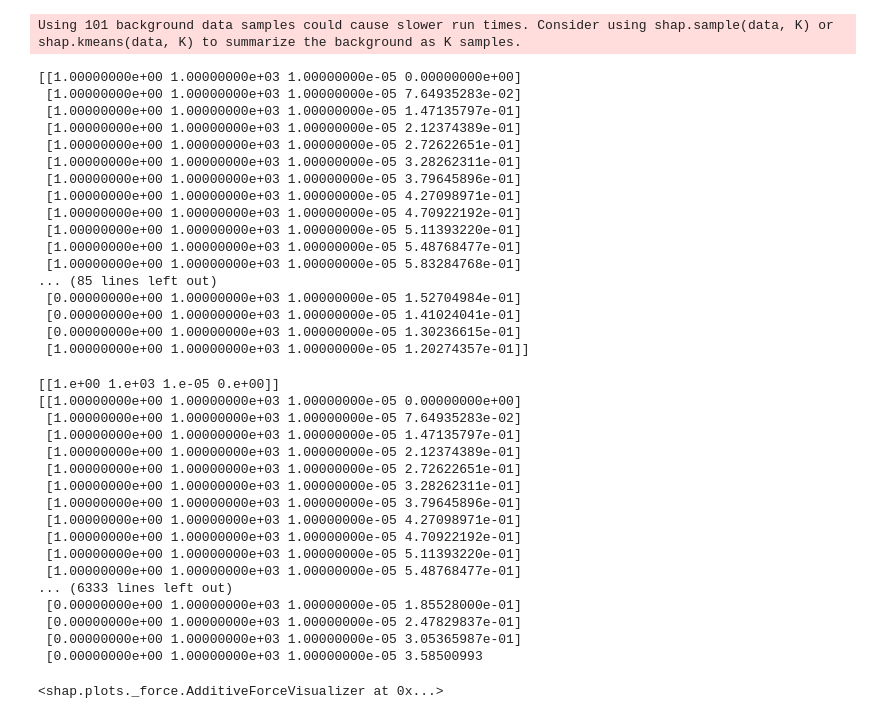
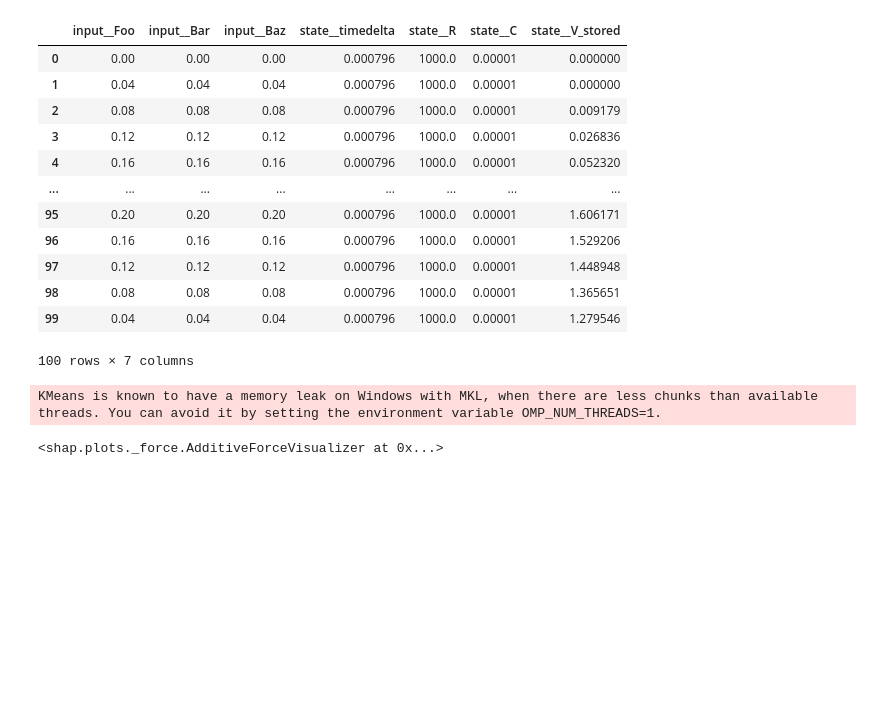
Before and after one commit to dougsgrott/data-science-studies, a Jupyter notebook: shap_applied_to_systems/electric_circuit.ipynb, the cells around one changed output. Cells and saved outputs as stored; diff of their text form; code cells hidden in the pictures; blank space fills up the shorter version.

Commit message:
Refactoring. Added pd.DataFrame as inputs.

```diff
--- a/shap_applied_to_systems/electric_circuit.ipynb
+++ b/shap_applied_to_systems/electric_circuit.ipynb
@@ -231,43 +309,35 @@ snap_series = snapshotter.snapshots_list_series
+# %%
+
+snap_df
+# %% [output]
+|  | input__Foo | input__Bar | input__Baz | state__timedelta | state__R | state__C | state__V_stored |
+| 0 | 0.00 | 0.00 | 0.00 | 0.000796 | 1000.0 | 0.00001 | 0.000000 |
+| 1 | 0.04 | 0.04 | 0.04 | 0.000796 | 1000.0 | 0.00001 | 0.000000 |
+| 2 | 0.08 | 0.08 | 0.08 | 0.000796 | 1000.0 | 0.00001 | 0.009179 |
+| 3 | 0.12 | 0.12 | 0.12 | 0.000796 | 1000.0 | 0.00001 | 0.026836 |
+| 4 | 0.16 | 0.16 | 0.16 | 0.000796 | 1000.0 | 0.00001 | 0.052320 |
+| ... | ... | ... | ... | ... | ... | ... | ... |
+| 95 | 0.20 | 0.20 | 0.20 | 0.000796 | 1000.0 | 0.00001 | 1.606171 |
+| 96 | 0.16 | 0.16 | 0.16 | 0.000796 | 1000.0 | 0.00001 | 1.529206 |
+| 97 | 0.12 | 0.12 | 0.12 | 0.000796 | 1000.0 | 0.00001 | 1.448948 |
+| 98 | 0.08 | 0.08 | 0.08 | 0.000796 | 1000.0 | 0.00001 | 1.365651 |
+| 99 | 0.04 | 0.04 | 0.04 | 0.000796 | 1000.0 | 0.00001 | 1.279546 |
+100 rows × 7 columns
+# %%
+X_train_summary = shap.kmeans(snap_df, 10)
+# %% [output]
+KMeans is known to have a memory leak on Windows with MKL, when there are less chunks than available threads. You can avoid it by setting the environment variable OMP_NUM_THREADS=1.
+# %%
+# ex = shap.KernelExplainer(circuit.twin_process, snap_df)
+ex = shap.KernelExplainer(circuit.twin_process_with_prefix, X_train_summary)#snap_df)
+shap_values = ex.shap_values(snap_df)
+# shap.force_plot(snap_df.iloc[1,:]['V_stored'], shap_values[1], snap_df.iloc[1,:])
+shap.force_plot(snap_df.iloc[1,:]['state__V_stored'], shap_values[1], snap_df.iloc[1,:])
+# %% [output]
+<shap.plots._force.AdditiveForceVisualizer at 0x...>
 # %%
 
-ex = shap.KernelExplainer(circuit.twin_process, snap_df)
-shap_values = ex.shap_values(snap_df)
-shap.force_plot(snap_df.iloc[1,:]['V_stored'], shap_values[1], snap_df.iloc[1,:])
+# ex = shap.KernelExplainer(circuit.twin_process, snap_df)
+# shap_values = ex.shap_values(snap_df)
+# shap.force_plot(ex.expected_value, shap_values[1], snap_df.iloc[1,:])
-# %% [output]
-Using 101 background data samples could cause slower run times. Consider using shap.sample(data, K) or shap.kmeans(data, K) to summarize the background as K samples.
-[[1.00000000e+00 1.00000000e+03 1.00000000e-05 0.00000000e+00]
- [1.00000000e+00 1.00000000e+03 1.00000000e-05 7.64935283e-02]
- [1.00000000e+00 1.00000000e+03 1.00000000e-05 1.47135797e-01]
- [1.00000000e+00 1.00000000e+03 1.00000000e-05 2.12374389e-01]
- [1.00000000e+00 1.00000000e+03 1.00000000e-05 2.72622651e-01]
- [1.00000000e+00 1.00000000e+03 1.00000000e-05 3.28262311e-01]
- [1.00000000e+00 1.00000000e+03 1.00000000e-05 3.79645896e-01]
- [1.00000000e+00 1.00000000e+03 1.00000000e-05 4.27098971e-01]
- [1.00000000e+00 1.00000000e+03 1.00000000e-05 4.70922192e-01]
- [1.00000000e+00 1.00000000e+03 1.00000000e-05 5.11393220e-01]
- [1.00000000e+00 1.00000000e+03 1.00000000e-05 5.48768477e-01]
- [1.00000000e+00 1.00000000e+03 1.00000000e-05 5.83284768e-01]
-... (85 lines left out)
- [0.00000000e+00 1.00000000e+03 1.00000000e-05 1.52704984e-01]
- [0.00000000e+00 1.00000000e+03 1.00000000e-05 1.41024041e-01]
- [0.00000000e+00 1.00000000e+03 1.00000000e-05 1.30236615e-01]
- [1.00000000e+00 1.00000000e+03 1.00000000e-05 1.20274357e-01]]
-[[1.e+00 1.e+03 1.e-05 0.e+00]]
-[[1.00000000e+00 1.00000000e+03 1.00000000e-05 0.00000000e+00]
- [1.00000000e+00 1.00000000e+03 1.00000000e-05 7.64935283e-02]
- [1.00000000e+00 1.00000000e+03 1.00000000e-05 1.47135797e-01]
- [1.00000000e+00 1.00000000e+03 1.00000000e-05 2.12374389e-01]
- [1.00000000e+00 1.00000000e+03 1.00000000e-05 2.72622651e-01]
- [1.00000000e+00 1.00000000e+03 1.00000000e-05 3.28262311e-01]
- [1.00000000e+00 1.00000000e+03 1.00000000e-05 3.79645896e-01]
- [1.00000000e+00 1.00000000e+03 1.00000000e-05 4.27098971e-01]
- [1.00000000e+00 1.00000000e+03 1.00000000e-05 4.70922192e-01]
- [1.00000000e+00 1.00000000e+03 1.00000000e-05 5.11393220e-01]
- [1.00000000e+00 1.00000000e+03 1.00000000e-05 5.48768477e-01]
-... (6333 lines left out)
- [0.00000000e+00 1.00000000e+03 1.00000000e-05 1.85528000e-01]
- [0.00000000e+00 1.00000000e+03 1.00000000e-05 2.47829837e-01]
- [0.00000000e+00 1.00000000e+03 1.00000000e-05 3.05365987e-01]
- [0.00000000e+00 1.00000000e+03 1.00000000e-05 3.58500993
-<shap.plots._force.AdditiveForceVisualizer at 0x...>
 # %%
```
Also changed, not shown: parts of 10 cells of this notebook.
